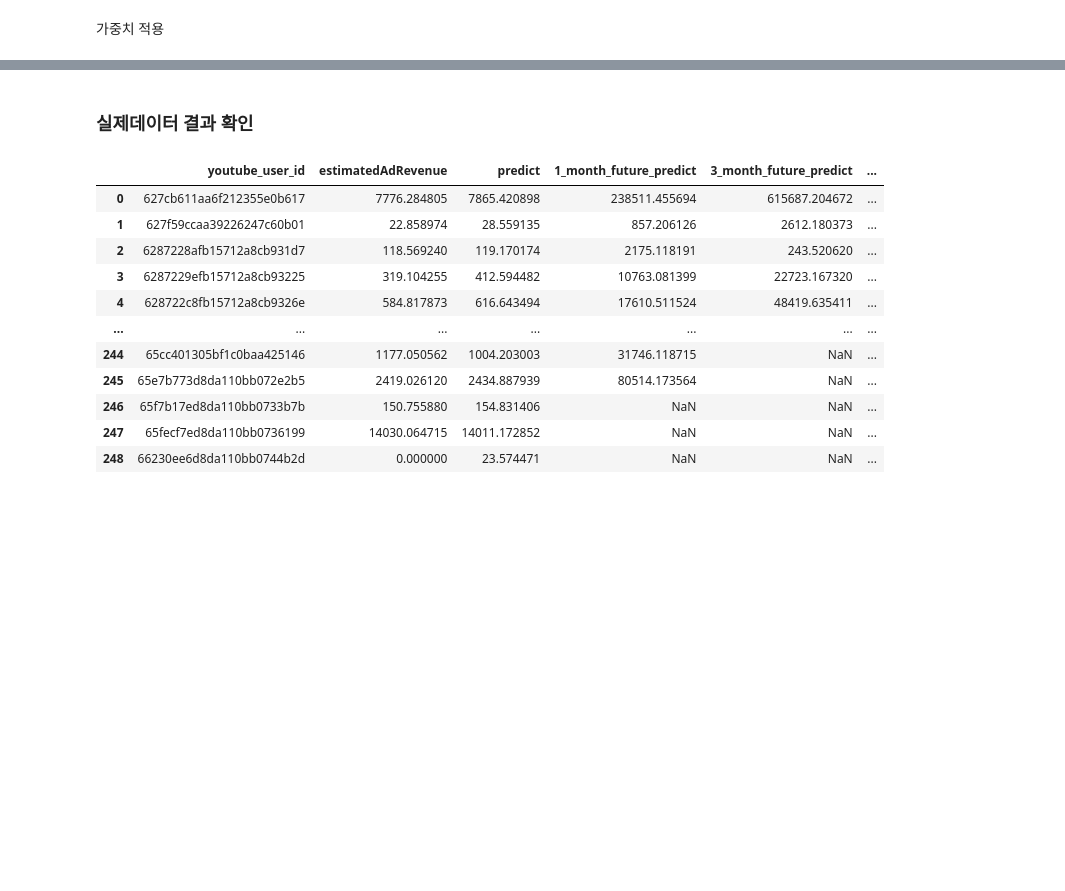
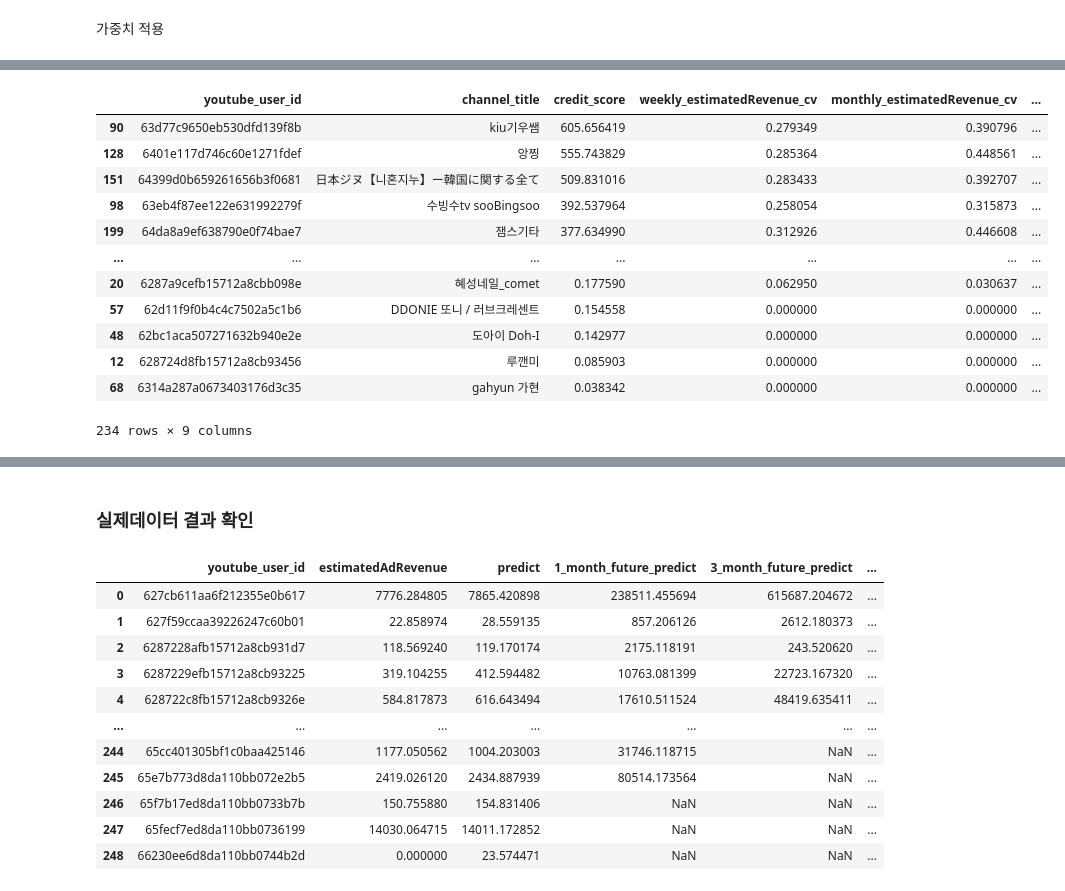
Before and after one commit to kkwann/awake, a Jupyter notebook: 5.Modeling(4).ipynb, the cells around one changed output, grey strips where cells are left out. Cells and saved outputs as stored; diff of their text form; code cells hidden in the pictures; blank space fills up the shorter version.

```diff
--- a/5.Modeling(4).ipynb
+++ b/5.Modeling(4).ipynb
@@ -856,0 +870,14 @@ array(['kiu기우쌤', '0'], dtype=object)
+# %%
+# estimatedRevenue
+youtube_videos['weekly_estimatedRevenue_cv'] = youtube_videos[youtube_videos['estimatedRevenue']!=0].groupby('video')['estimatedRevenue'].transform(lambda x: x.rolling(window=7).std() / x.rolling(window=7).mean())
+youtube_videos['monthly_estimatedRevenue_cv'] = youtube_videos[youtube_videos['estimatedRevenue']!=0].groupby('video')['estimatedRevenue'].transform(lambda x: x.rolling(window=30).std() / x.rolling(window=30).mean())
+
+# net_subscribers_change
+youtube_videos['weekly_net_subscribers_change_cv'] = youtube_videos[youtube_videos['net_subscribers_change']!=0].groupby('video')['net_subscribers_change'].transform(lambda x: x.rolling(window=7).std() / x.rolling(window=7).mean())
+youtube_videos['monthly_net_subscribers_change_cv'] = youtube_videos[youtube_videos['net_subscribers_change']!=0].groupby('video')['net_subscribers_change'].transform(lambda x: x.rolling(window=30).std() / x.rolling(window=30).mean())
+
+# engage_rate
+youtube_videos['weekly_engage_rate_cv'] = youtube_videos[youtube_videos['engage_rate']!=0].groupby('video')['engage_rate'].transform(lambda x: x.rolling(window=7).std() / x.rolling(window=7).mean())
+youtube_videos['monthly_engage_rate_cv'] = youtube_videos[youtube_videos['engage_rate']!=0].groupby('video')['engage_rate'].transform(lambda x: x.rolling(window=30).std() / x.rolling(window=30).mean())
+
+cv_col = ['weekly_estimatedRevenue_cv','monthly_estimatedRevenue_cv','weekly_net_subscribers_change_cv','monthly_net_subscribers_change_cv','weekly_engage_rate_cv','monthly_engage_rate_cv']
@@ -856,0 +888,23 @@ array(['kiu기우쌤', '0'], dtype=object)
+# %%
+# 계정별 변동계수 평균
+coefvar_df = youtube_videos.groupby('youtube_user_id')[cv_col].mean().reset_index()
+# %%
+# 최종 신용평가 테이블
+credit_coef_df = pd.merge(credit_df_fin, coefvar_df, how='left', on='youtube_user_id')
+# credit_df_final = credit_df_final[~credit_df_final['channel_title'].isnull()].reset_index(drop=True)
+# %%
+credit_coef_df.sort_values('credit_score',ascending=False)
+# %% [output]
+|  | youtube_user_id | channel_title | credit_score | weekly_estimatedRevenue_cv | monthly_estimatedRevenue_cv | ... |
+| 90 | 63d77c9650eb530dfd139f8b | kiu기우쌤 | 605.656419 | 0.279349 | 0.390796 | ... |
+| 128 | 6401e117d746c60e1271fdef | 앙찡 | 555.743829 | 0.285364 | 0.448561 | ... |
+| 151 | 64399d0b659261656b3f0681 | 日本ジヌ【니혼지누】ー韓国に関する全て | 509.831016 | 0.283433 | 0.392707 | ... |
+| 98 | 63eb4f87ee122e631992279f | 수빙수tv sooBingsoo | 392.537964 | 0.258054 | 0.315873 | ... |
+| 199 | 64da8a9ef638790e0f74bae7 | 잼스기타 | 377.634990 | 0.312926 | 0.446608 | ... |
+| ... | ... | ... | ... | ... | ... | ... |
+| 20 | 6287a9cefb15712a8cbb098e | 혜성네일_comet | 0.177590 | 0.062950 | 0.030637 | ... |
+| 57 | 62d11f9f0b4c4c7502a5c1b6 | DDONIE 또니 / 러브크레센트 | 0.154558 | 0.000000 | 0.000000 | ... |
+| 48 | 62bc1aca507271632b940e2e | 도아이 Doh-I | 0.142977 | 0.000000 | 0.000000 | ... |
+| 12 | 628724d8fb15712a8cb93456 | 루깬미 | 0.085903 | 0.000000 | 0.000000 | ... |
+| 68 | 6314a287a0673403176d3c35 | gahyun 가현 | 0.038342 | 0.000000 | 0.000000 | ... |
+234 rows × 9 columns
```
Also changed, not shown: parts of 28 cells of this notebook.
